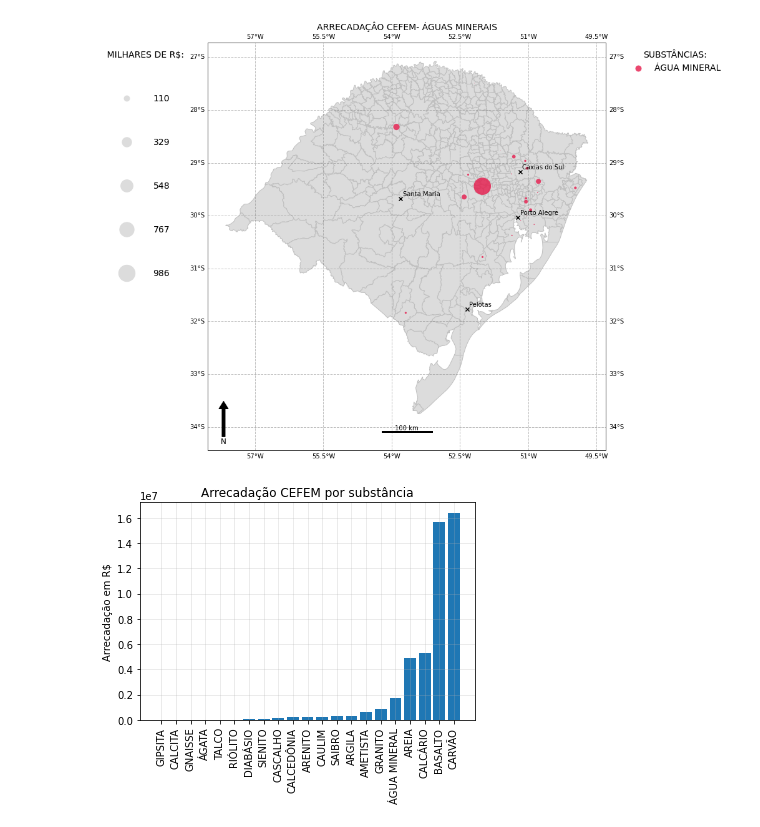
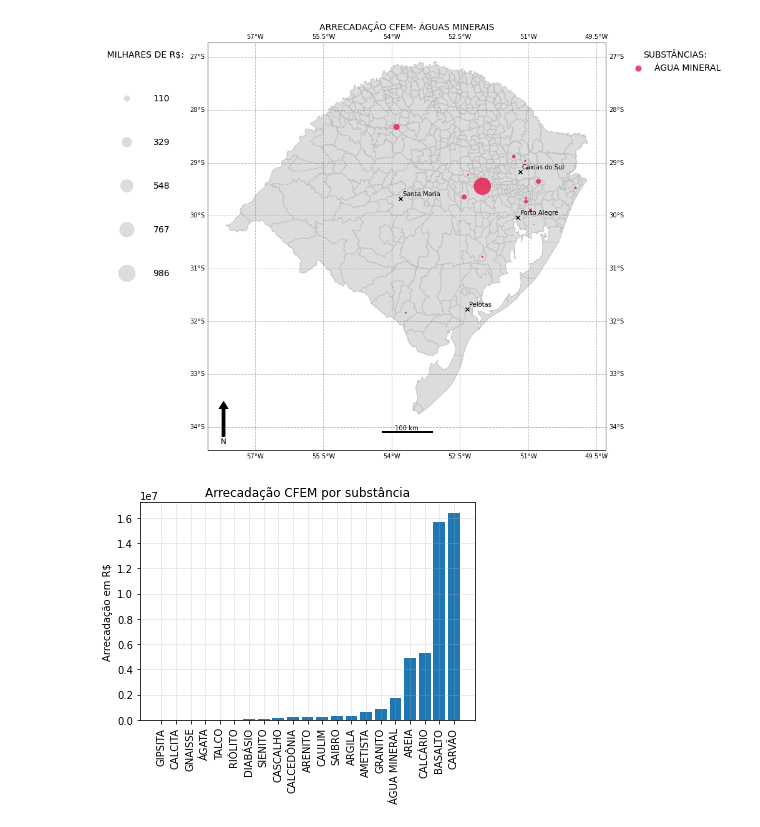
Before and after one commit to robertorolo/Mapas-minera-RS, a Jupyter notebook: arrecadacao.ipynb, the cells around one changed output. Drawn from its saved outputs; the diff is of its cells as text; code cells hidden in the pictures.

```diff
--- a/arrecadacao.ipynb
+++ b/arrecadacao.ipynb
@@ -285,15 +285,15 @@ for grupo in grupos:
 # %%
 alturas = np.array([np.sum(producao[a]) for a in producao.columns])
 nomes = np.array(list(producao.columns))
 inds = alturas.argsort()
 nomes = nomes[inds]
 alturas = alturas[inds]
 x = np.arange(len(nomes))
 plt.bar(x, alturas)
 plt.xticks(x, nomes, rotation='vertical')
 plt.ylabel('Arrecadação em R$')
-plt.title('Arrecadação CEFEM por substância')
+plt.title('Arrecadação CFEM por substância')
 plt.grid(alpha=0.3)
 plt.savefig("imagens/arrecadacao/barras.png", bbox_inches='tight', facecolor='white', dpi = 300)
 # %% [output]
-[figure, old version]
+[figure, new version]
```
Also changed, not shown: parts of 1 cell of this notebook, 23 other files.
